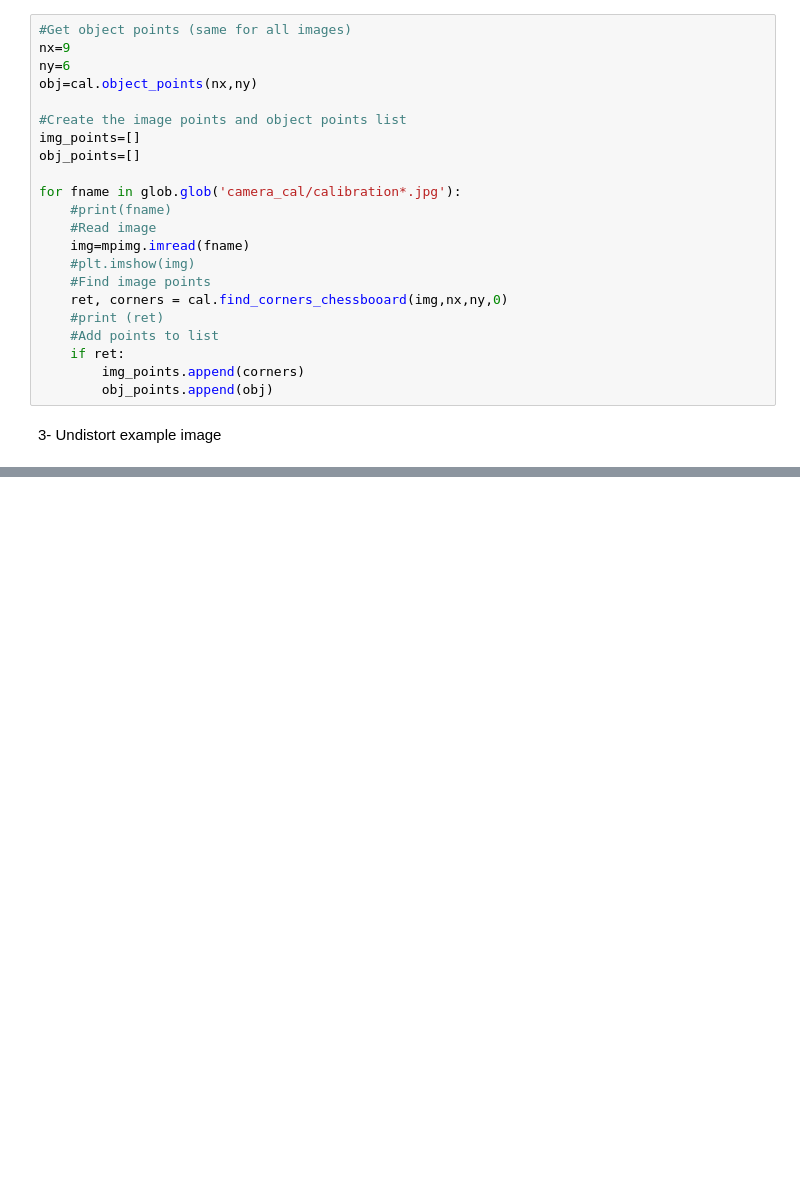
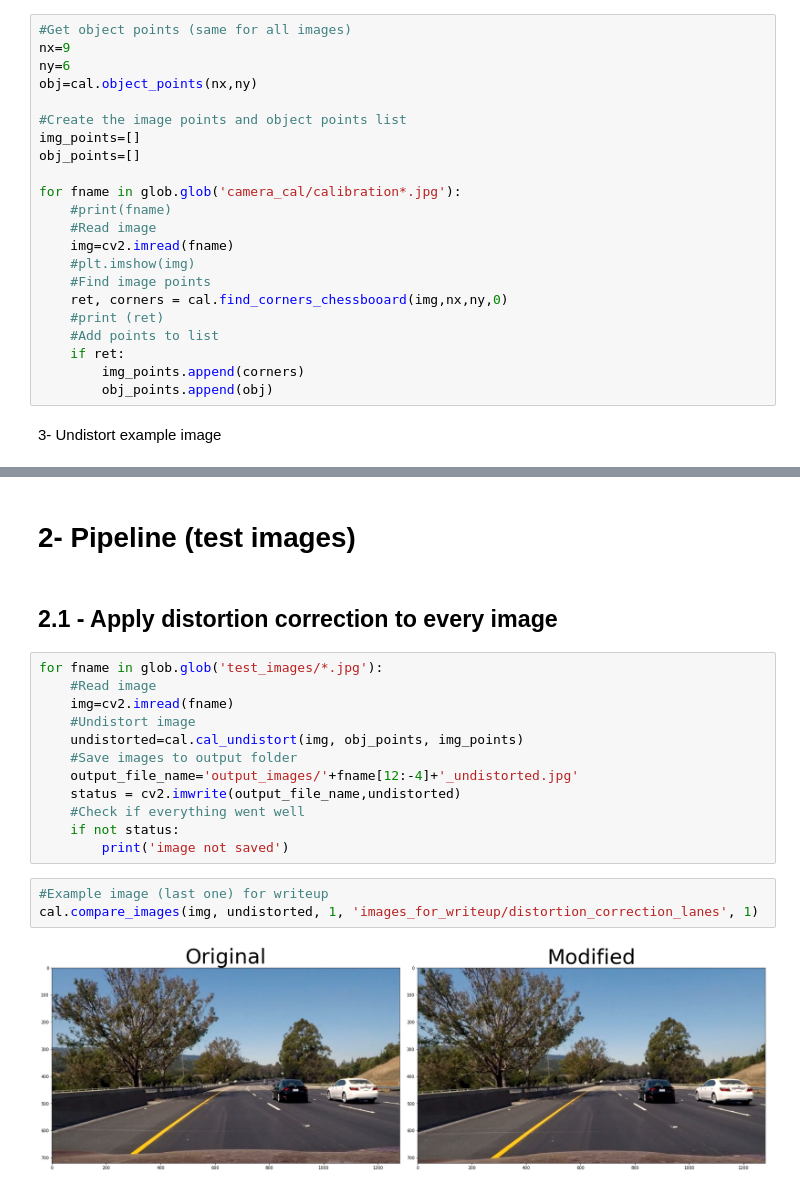
Before and after one commit to FrJV/Udacity_Project_Advance_Lane_Finding, a Jupyter notebook: Project.ipynb, the cells around one changed output, grey strips where cells are left out. Cells and saved outputs as stored; diff of their text form; blank space fills up the shorter version.

Commit message:
First step of pipeline implemented

```diff
--- a/Project.ipynb
+++ b/Project.ipynb
@@ -22,7 +22,7 @@ obj_points=[]
 for fname in glob.glob('camera_cal/calibration*.jpg'):
     #print(fname)
     #Read image
-    img=mpimg.imread(fname)
+    img=cv2.imread(fname)
     #plt.imshow(img)
     #Find image points
     ret, corners = cal.find_corners_chessbooard(img,nx,ny,0)
@@ -43,2 +43,23 @@ cal.compare_images(example_image, undistorted_example, 1, 'undistorted_chess_boa
 # %% [output]
 [figure]
+# %% [markdown]
+# 2- Pipeline (test images)
+# %% [markdown]
+## 2.1 - Apply distortion correction to every image
+# %%
+for fname in glob.glob('test_images/*.jpg'):
+    #Read image
+    img=cv2.imread(fname)
+    #Undistort image
+    undistorted=cal.cal_undistort(img, obj_points, img_points)
+    #Save images to output folder
+    output_file_name='output_images/'+fname[12:-4]+'_undistorted.jpg'
+    status = cv2.imwrite(output_file_name,undistorted)
+    #Check if everything went well
+    if not status:
+        print('image not saved')
+# %%
+#Example image (last one) for writeup
+cal.compare_images(img, undistorted, 1, 'images_for_writeup/distortion_correction_lanes', 1)
+# %% [output]
+[figure, added]
```
Also changed, not shown: parts of 2 cells of this notebook, 13 other files.
